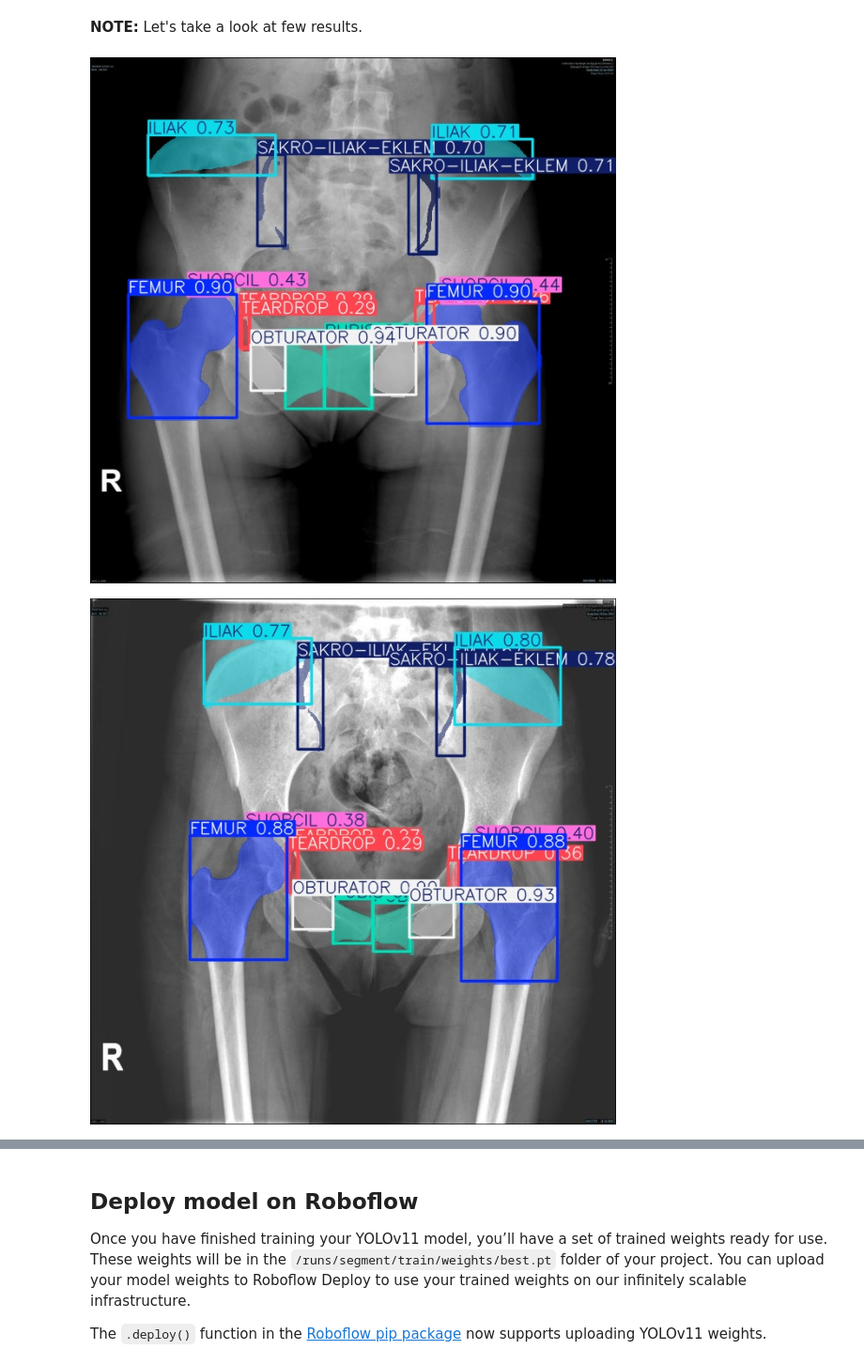
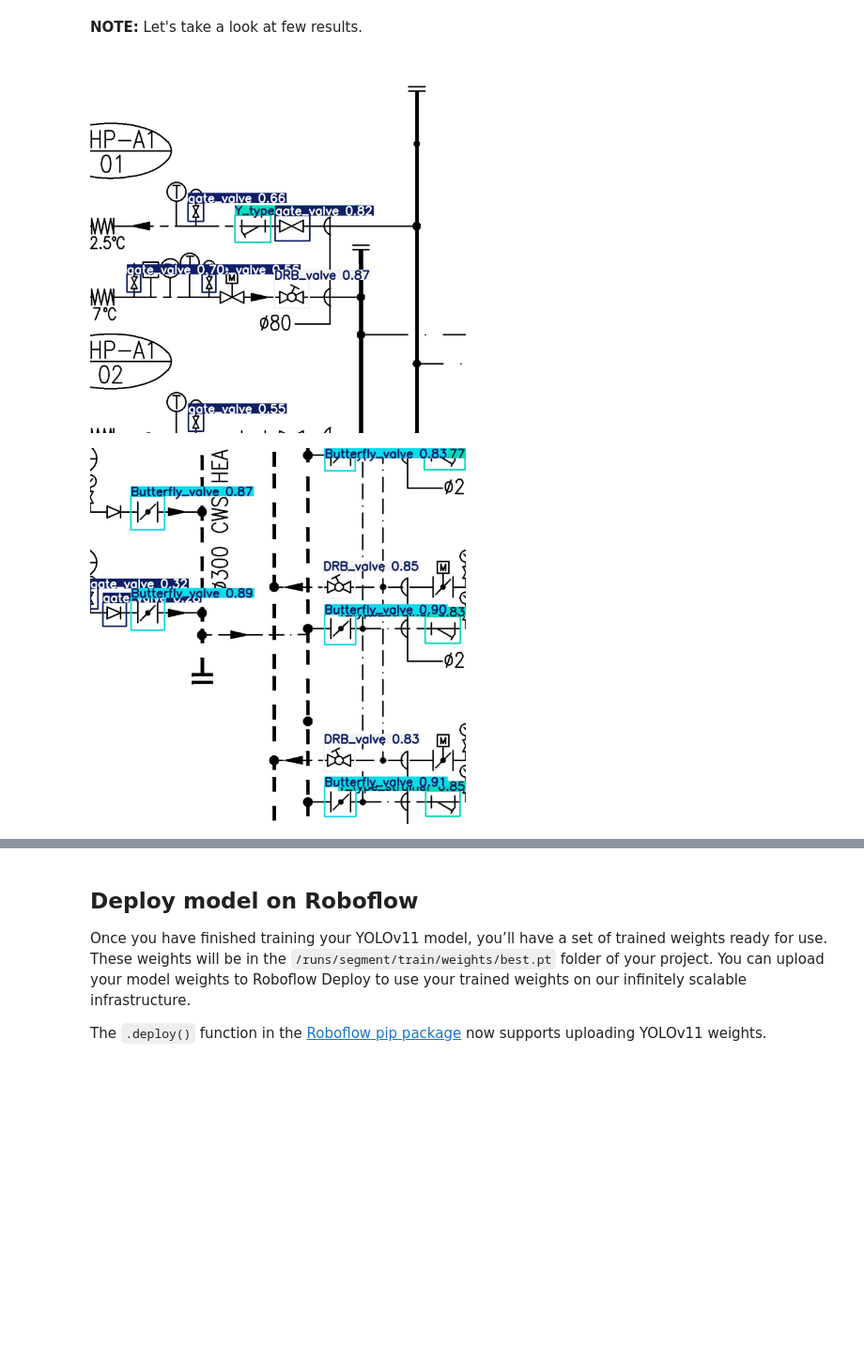
Before and after one commit to garcia-ho/CAD-Pattern-Detection, a Jupyter notebook: notebooks/train-yolo11-instance-segmentation-on-custom-dataset.ipynb, the cells around one changed output, grey strips where cells are left out. Shown at 94% size. Saved outputs shown, nothing was run; the diff lists cells and outputs as text; code cells hidden in the pictures; blank space fills up the shorter version.

```diff
--- a/notebooks/train-yolo11-instance-segmentation-on-custom-dataset.ipynb
+++ b/notebooks/train-yolo11-instance-segmentation-on-custom-dataset.ipynb
@@ -299,12 +276,12 @@ Results saved to runs/segment/predict2
 # %%
 import glob
 import os
 from IPython.display import Image as IPyImage, display
 
-latest_folder = max(glob.glob(f'{HOME}/runs/segment/predict*/'), key=os.path.getmtime)
-for img in glob.glob(f'{latest_folder}/*.jpg')[:3]:
-    display(IPyImage(filename=img, width=600))
+latest_folder = max(glob.glob(f'{HOME}/runs/detect/predict/'), key=os.path.getmtime)
+for img in glob.glob(f'{latest_folder}/*.jpg')[:6]:
+    display(IPyImage(filename=img, width=400))
     print("\n")
 # %% [output]
-[figure, old version]
+[figure, new version]
-[figure, old version]
+[figure, new version]
```
Also changed, not shown: parts of 25 cells of this notebook.
